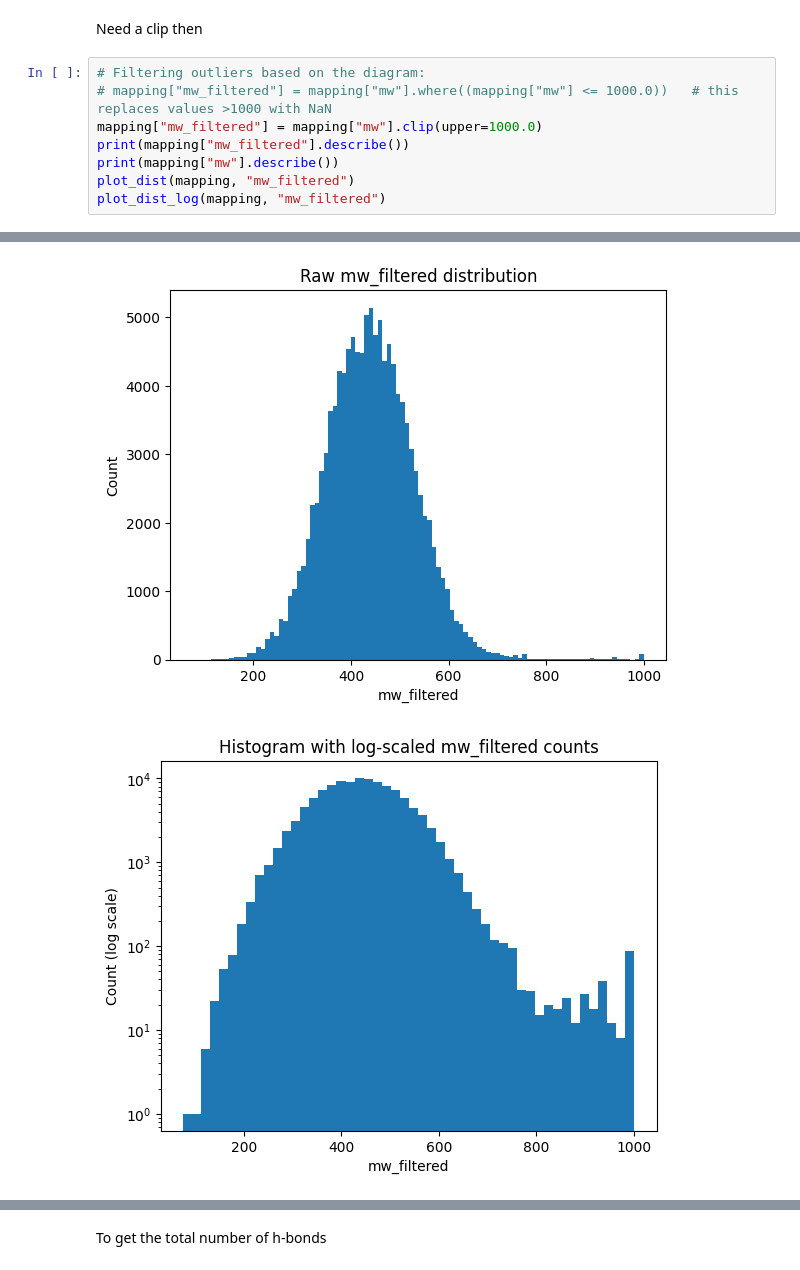
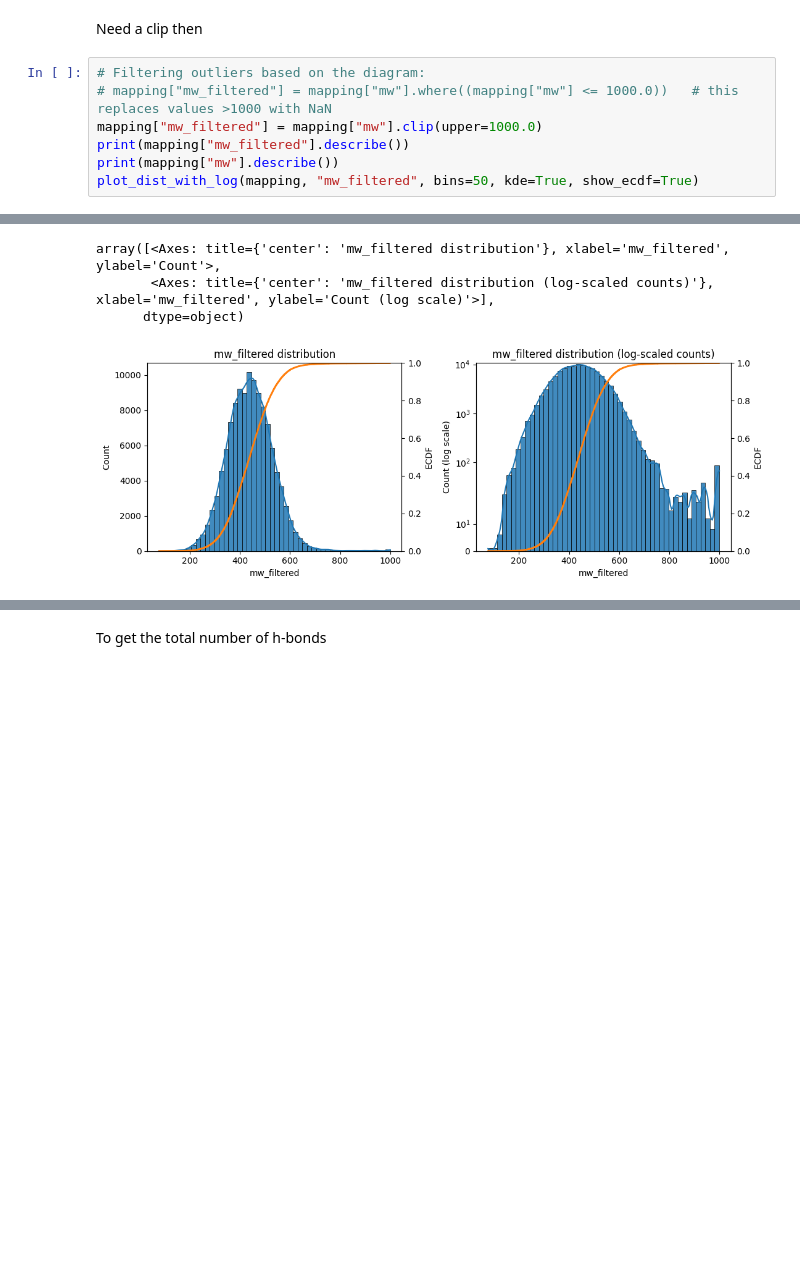
Before and after one commit to fatemeh-moghaddam/kinodata-3D-affinity-prediction, a Jupyter notebook: prob/probing_notebooks/interaction_scores.ipynb, the cells around one changed output, grey strips where cells are left out. Saved outputs shown, nothing was run; the diff lists cells and outputs as text; blank space fills up the shorter version.

```diff
--- a/prob/probing_notebooks/interaction_scores.ipynb
+++ b/prob/probing_notebooks/interaction_scores.ipynb
@@ -414,32 +585,33 @@ Need a clip then
 # %%
 # Filtering outliers based on the diagram:
 # mapping["mw_filtered"] = mapping["mw"].where((mapping["mw"] <= 1000.0))   # this replaces values >1000 with NaN
 mapping["mw_filtered"] = mapping["mw"].clip(upper=1000.0)
 print(mapping["mw_filtered"].describe())
 print(mapping["mw"].describe())
-plot_dist(mapping, "mw_filtered")
-plot_dist_log(mapping, "mw_filtered")
+plot_dist_with_log(mapping, "mw_filtered", bins=50, kde=True, show_ecdf=True)
 # %% [output]
 count    119522.000000
 mean        440.325440
 std          91.328874
 min          76.124000
 25%         378.404000
 50%         438.532000
 75%         498.930500
 max        1000.000000
 Name: mw_filtered, dtype: float64
 count    119522.000000
 mean        440.439277
 std          92.278931
 min          76.124000
 25%         378.404000
 50%         438.532000
 75%         498.930500
 max        1861.731000
 Name: mw, dtype: float64
+array([<Axes: title={'center': 'mw_filtered distribution'}, xlabel='mw_filtered', ylabel='Count'>,
+       <Axes: title={'center': 'mw_filtered distribution (log-scaled counts)'}, xlabel='mw_filtered', ylabel='Count (log scale)'>],
+      dtype=object)
-[figure, old version]
+[figure, new version]
-[figure, removed]
 # %%
 from sklearn.preprocessing import MinMaxScaler, QuantileTransformer
 
```
Also changed, not shown: parts of 19 cells of this notebook.
